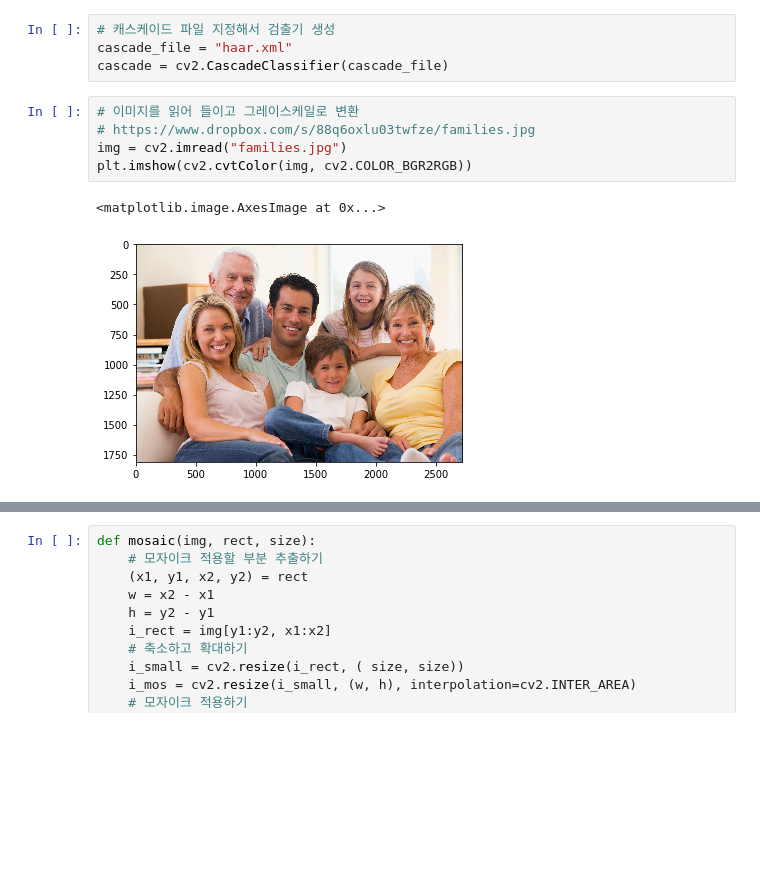
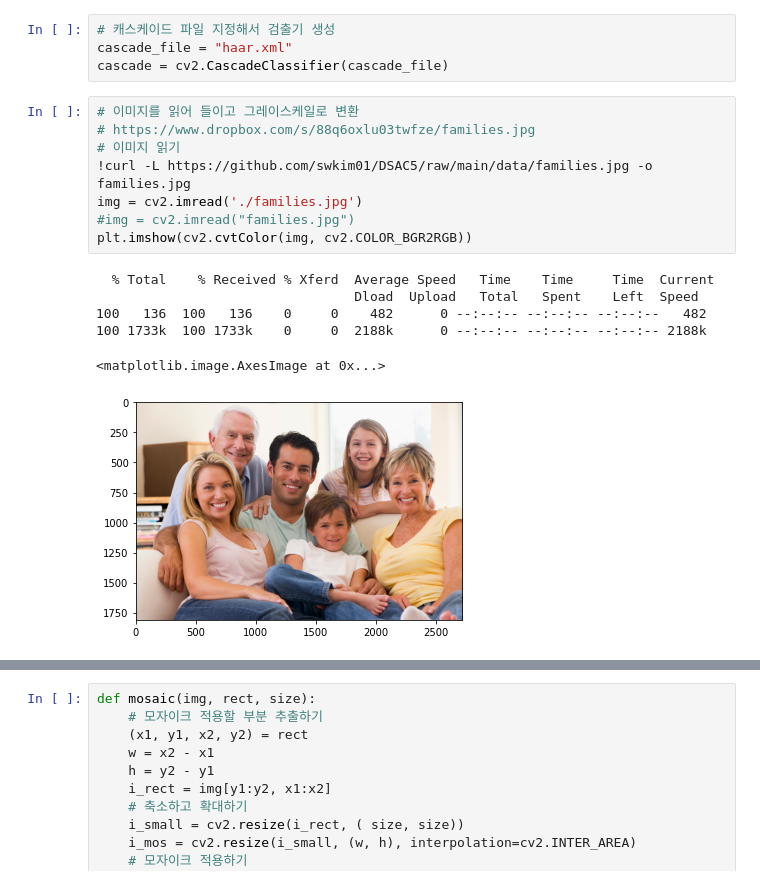
Before and after one commit to swkim01/DSAC5, a Jupyter notebook: gg-07-opencv_intro.ipynb, the cells around one changed output, grey strips where cells are left out. Saved outputs shown, nothing was run; the diff lists cells and outputs as text; blank space fills up the shorter version.

```diff
--- a/gg-07-opencv_intro.ipynb
+++ b/gg-07-opencv_intro.ipynb
@@ -128,11 +131,18 @@ cascade = cv2.CascadeClassifier(cascade_file)
 # %%
 # 이미지를 읽어 들이고 그레이스케일로 변환
 # https://www.dropbox.com/s/88q6oxlu03twfze/families.jpg
-img = cv2.imread("families.jpg")
+# 이미지 읽기
+!curl -L https://github.com/swkim01/DSAC5/raw/main/data/families.jpg -o families.jpg
+img = cv2.imread('./families.jpg')
+#img = cv2.imread("families.jpg")
 plt.imshow(cv2.cvtColor(img, cv2.COLOR_BGR2RGB))
 # %% [output]
-<matplotlib.image.AxesImage at 0x...>
+  % Total    % Received % Xferd  Average Speed   Time    Time     Time  Current
+                                 Dload  Upload   Total   Spent    Left  Speed
+100   136  100   136    0     0    482      0 --:--:-- --:--:-- --:--:--   482
+100 1733k  100 1733k    0     0  2188k      0 --:--:-- --:--:-- --:--:-- 2188k
+<matplotlib.image.AxesImage at 0x...>
-[figure, old version]
+[figure, new version]
 # %%
 # 얼굴 인식하기
 img_gray = cv2.cvtColor(img, cv2.COLOR_BGR2GRAY)
```
Also changed, not shown: parts of 12 cells of this notebook.
